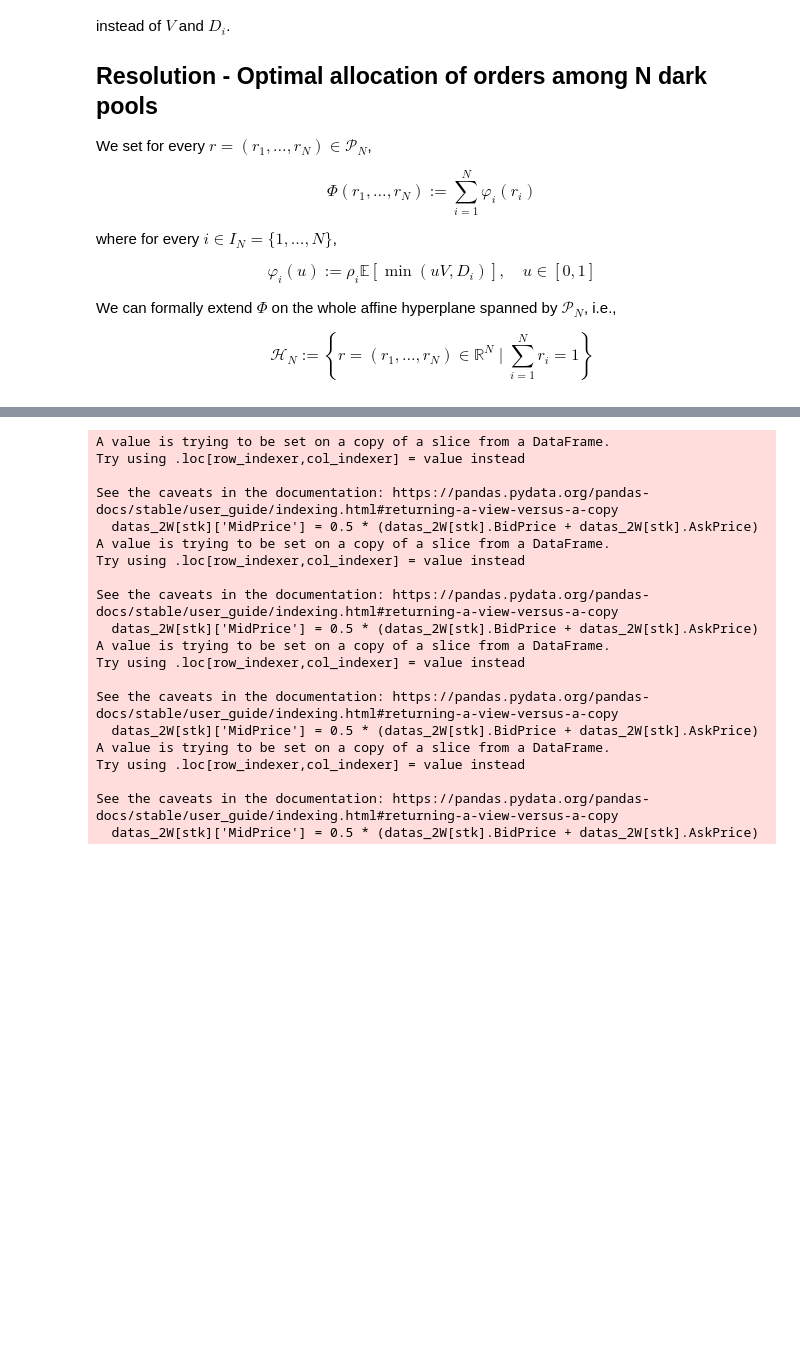
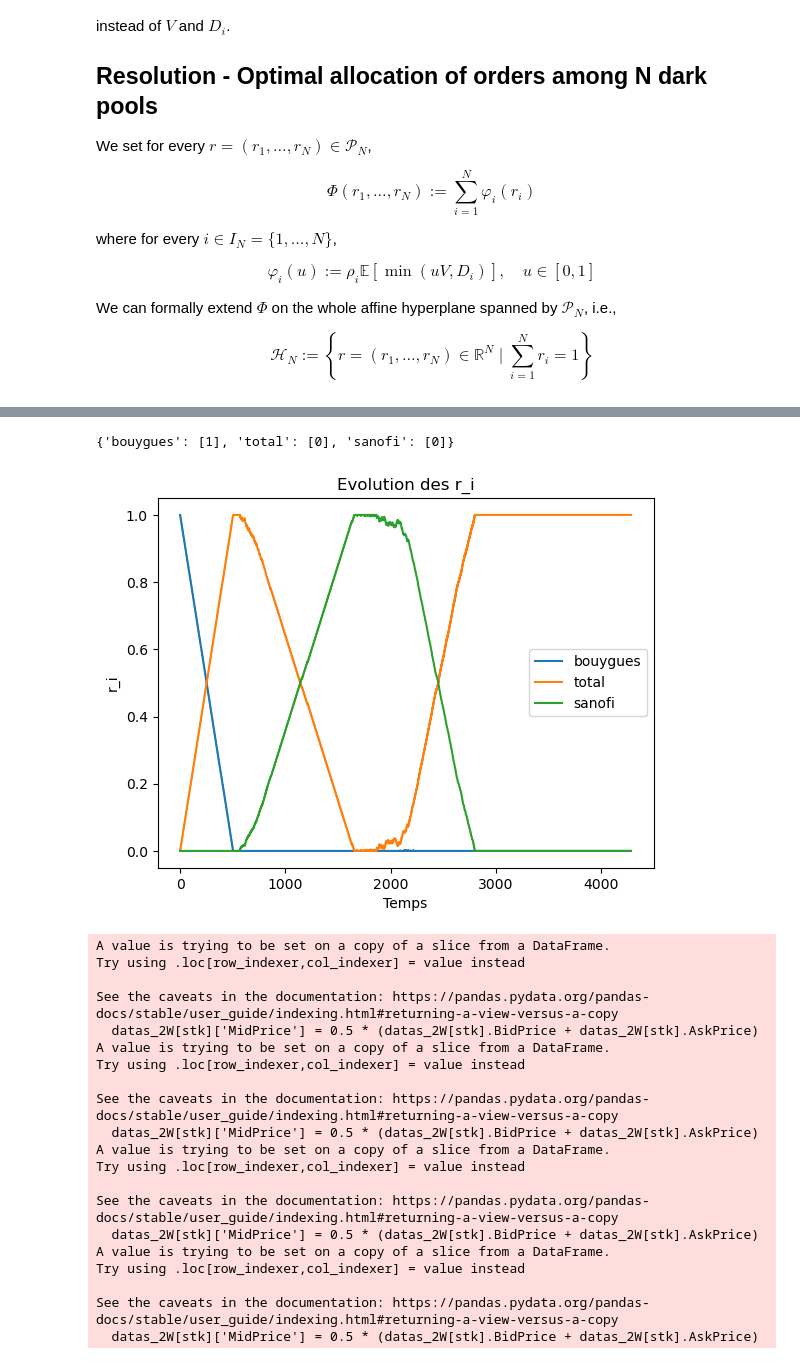
Before and after one commit to hedsto/optimal-strategies-trading, a Jupyter notebook: Optimal_split_of_orders_across_liquidity_pools.ipynb, the cells around one changed output, grey strips where cells are left out. Cells and saved outputs as stored; diff of their text form; code cells hidden in the pictures; blank space fills up the shorter version.

```diff
--- a/Optimal_split_of_orders_across_liquidity_pools.ipynb
+++ b/Optimal_split_of_orders_across_liquidity_pools.ipynb
@@ -93,0 +132,12 @@ DATAS['lvmh'].head()
+# %%
+liquidity_security_volume = DATAS[liquidity_security]['BidQty'].resample(T).last().dropna()
+liquidity_security_price = DATAS[liquidity_security]['BidPrice'].resample(T).last().dropna()
+
+
+D = {}
+
+for market in dark_pools:
+    alpha, beta, rho = alpha_beta_rho[market][0], alpha_beta_rho[market][1], alpha_beta_rho[market][2]
+    D[market] = beta * ((1 - alpha) * DATAS[liquidity_security]['BidQty'].resample(T).last()
+                        + alpha * DATAS[market]['BidPrice'].resample(T).last()* mean_V / mean_dark_pool[market])
+    D[market] = D[market].dropna()
@@ -93,0 +168,5 @@ DATAS['lvmh'].head()
+# %%
+for market in D:
+    print(len(D[market]))
+
+print(D['bouygues'][D['bouygues'] == 0])
@@ -94,3 +193,54 @@ DATAS['lvmh'].head()
+# %%
+N = len(dark_pools)
+V = 20000
+learning_rate = 0.00001
+
+r = {}
+
+H = {}
+r[dark_pools[0]] = [1]
+
+for market in dark_pools:
+    if market not in r :
+        r[market] = [0]
+    H[market] = []
+
+cost = []
+print(r)
+for n in range(len(D[dark_pools[0]])-1):
+    for market in dark_pools :
+        r[market].append(np.clip(r[market][-1], 0, 1))
+    sum_r = sum(r[market][-1] for market in dark_pools)
+
+    for market in dark_pools :
+        r[market][-1] = r[market][-1] / sum_r
+
+    cost_n = liquidity_security_price[n] * (V - np.sum(alpha_beta_rho[market][2] * min(r[market][n]*V, int(D[market][n])) for market in dark_pools))
+    cost.append(cost_n)
+
+    for market in dark_pools :
+        H[market].append(V * (alpha_beta_rho[market][2] * (r[market][n]*V < D[market][n]) -
+                              (1/N) * np.sum([alpha_beta_rho[every_market][2]*(r[every_market][n]*V < D[every_market][n]) for every_market in dark_pools])))
+
+        r_new_market = r[market][-1] + learning_rate * H[market][-1]
+        r_new_market = np.clip(r_new_market, 0, 1)
+        r[market].append(r_new_market)
+
+
+for market in dark_pools:
+    plt.plot(r[market], label = market)
+
+# r_list = np.array(r_list[:-1])
+
+# plt.plot(r_list, label = ['DP1 - Bouygues', 'DP2 - Sanofi', 'DP3 - Total'])
+plt.title("Evolution des r_i")
+plt.xlabel("Temps")
+plt.ylabel("r_i")
+plt.legend()
+plt.show()
+# %% [output]
+{'bouygues': [1], 'total': [0], 'sanofi': [0]}
+[figure, added]
 # %%
 FR_stocks = {'bouygues','lvmh','sanofi','total'}
 US_stocks = {'amazon','apple','google'}
```
Also changed, not shown: parts of 8 cells of this notebook.
